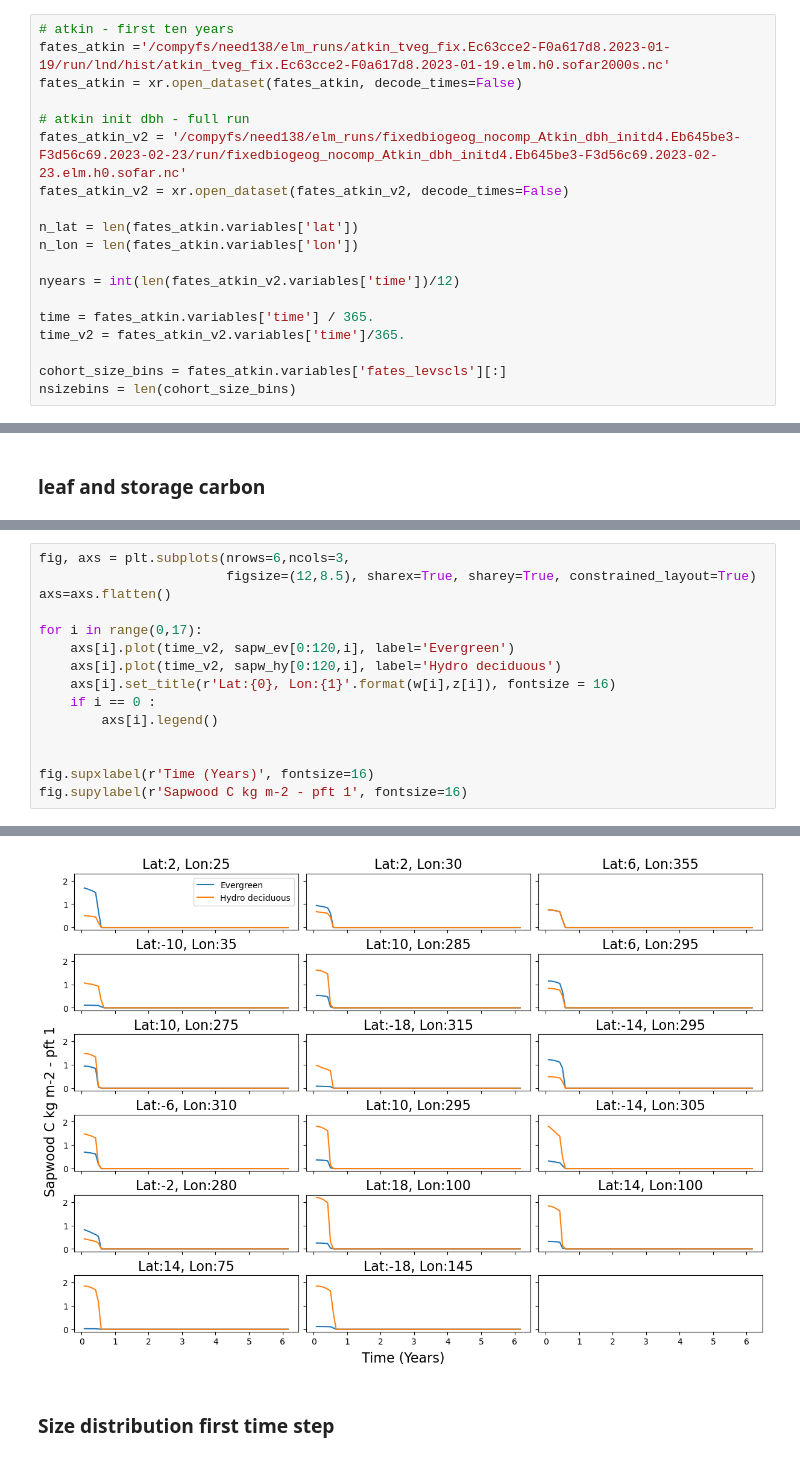
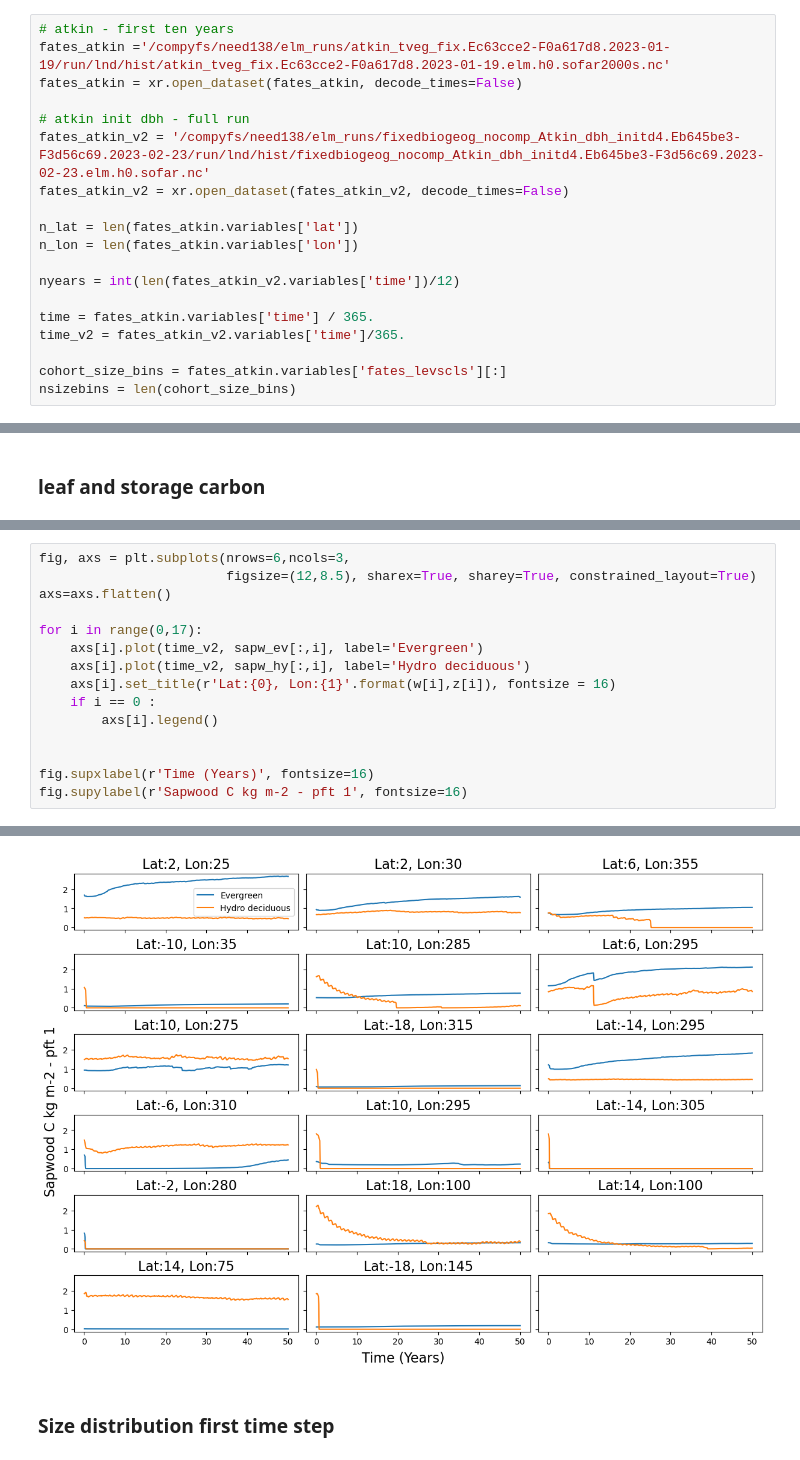
Before and after one commit to adrifoster/fates-global-cal, a Jupyter notebook: jupyter_ppe_scripts/jessie_scripts/DBH_init.ipynb, the cells around one changed output, grey strips where cells are left out. Saved outputs shown, nothing was run; the diff lists cells and outputs as text.

```diff
--- a/jupyter_ppe_scripts/jessie_scripts/DBH_init.ipynb
+++ b/jupyter_ppe_scripts/jessie_scripts/DBH_init.ipynb
@@ -36,7 +36,7 @@ fates_atkin ='/compyfs/need138/elm_runs/atkin_tveg_fix.Ec63cce2-F0a617d8.2023-01
 fates_atkin = xr.open_dataset(fates_atkin, decode_times=False)
 
 # atkin init dbh - full run
-fates_atkin_v2 = '/compyfs/need138/elm_runs/fixedbiogeog_nocomp_Atkin_dbh_initd4.Eb645be3-F3d56c69.2023-02-23/run/fixedbiogeog_nocomp_Atkin_dbh_initd4.Eb645be3-F3d56c69.2023-02-23.elm.h0.sofar.nc'
+fates_atkin_v2 = '/compyfs/need138/elm_runs/fixedbiogeog_nocomp_Atkin_dbh_initd4.Eb645be3-F3d56c69.2023-02-23/run/lnd/hist/fixedbiogeog_nocomp_Atkin_dbh_initd4.Eb645be3-F3d56c69.2023-02-23.elm.h0.sofar.nc'
 fates_atkin_v2 = xr.open_dataset(fates_atkin_v2, decode_times=False)
 
 n_lat = len(fates_atkin.variables['lat'])
@@ -173,21 +173,21 @@ print(sapw_ev.shape)
 # %%
 fig, axs = plt.subplots(nrows=6,ncols=3,
                         figsize=(12,8.5), sharex=True, sharey=True, constrained_layout=True)
 axs=axs.flatten()
 
 for i in range(0,17):
-    axs[i].plot(time_v2, sapw_ev[0:120,i], label='Evergreen')
-    axs[i].plot(time_v2, sapw_hy[0:120,i], label='Hydro deciduous')
+    axs[i].plot(time_v2, sapw_ev[:,i], label='Evergreen')
+    axs[i].plot(time_v2, sapw_hy[:,i], label='Hydro deciduous')
     axs[i].set_title(r'Lat:{0}, Lon:{1}'.format(w[i],z[i]), fontsize = 16)
     if i == 0 :
         axs[i].legend()
 
 
 fig.supxlabel(r'Time (Years)', fontsize=16)
 fig.supylabel(r'Sapwood C kg m-2 - pft 1', fontsize=16)
 # %% [output]
 Text(0.02, 0.5, 'Sapwood C kg m-2 - pft 1')
-[figure, old version]
+[figure, new version]
 # %% [markdown]
 ### Size distribution first time step
 # %%
```
Also changed, not shown: parts of 16 cells of this notebook.
